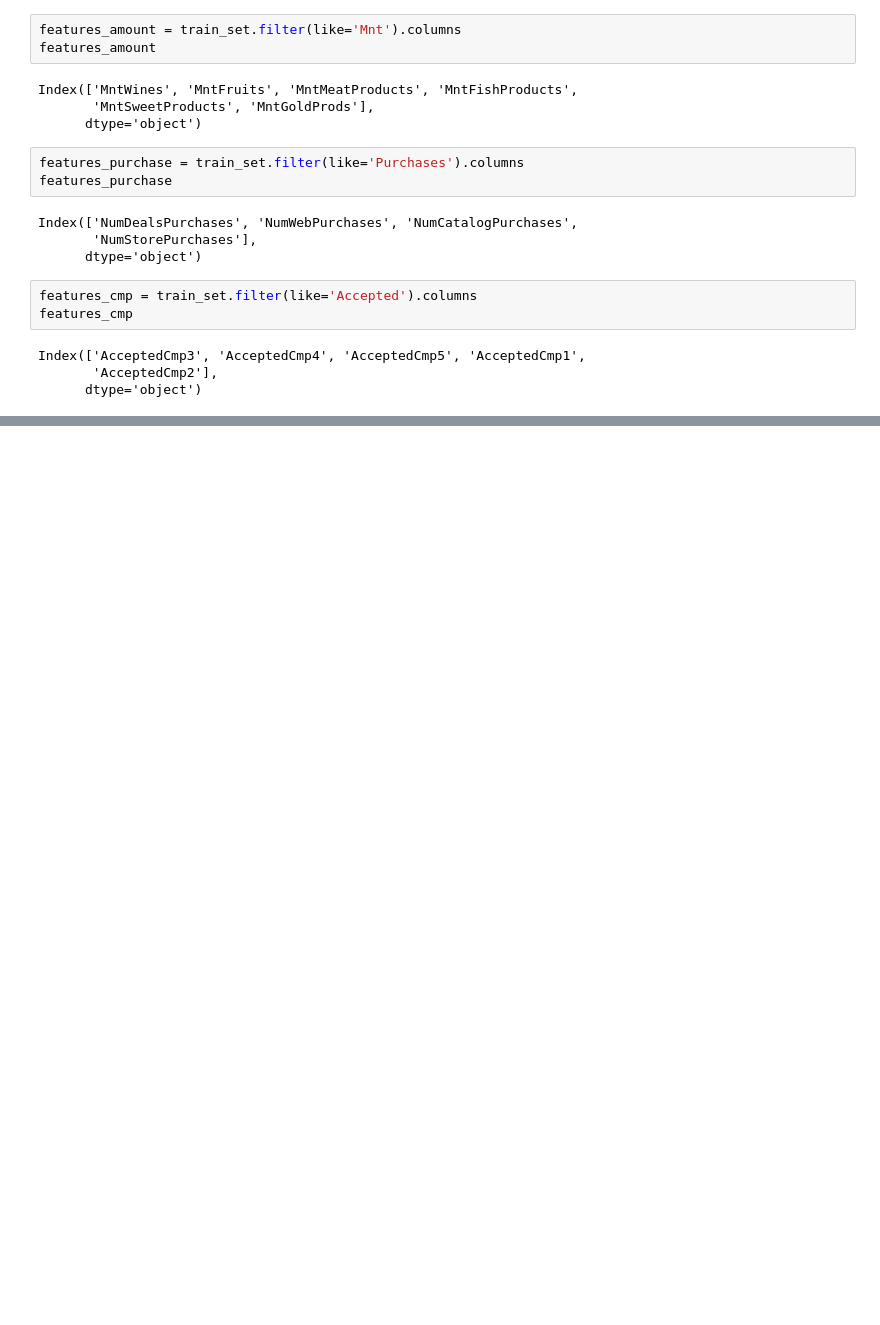
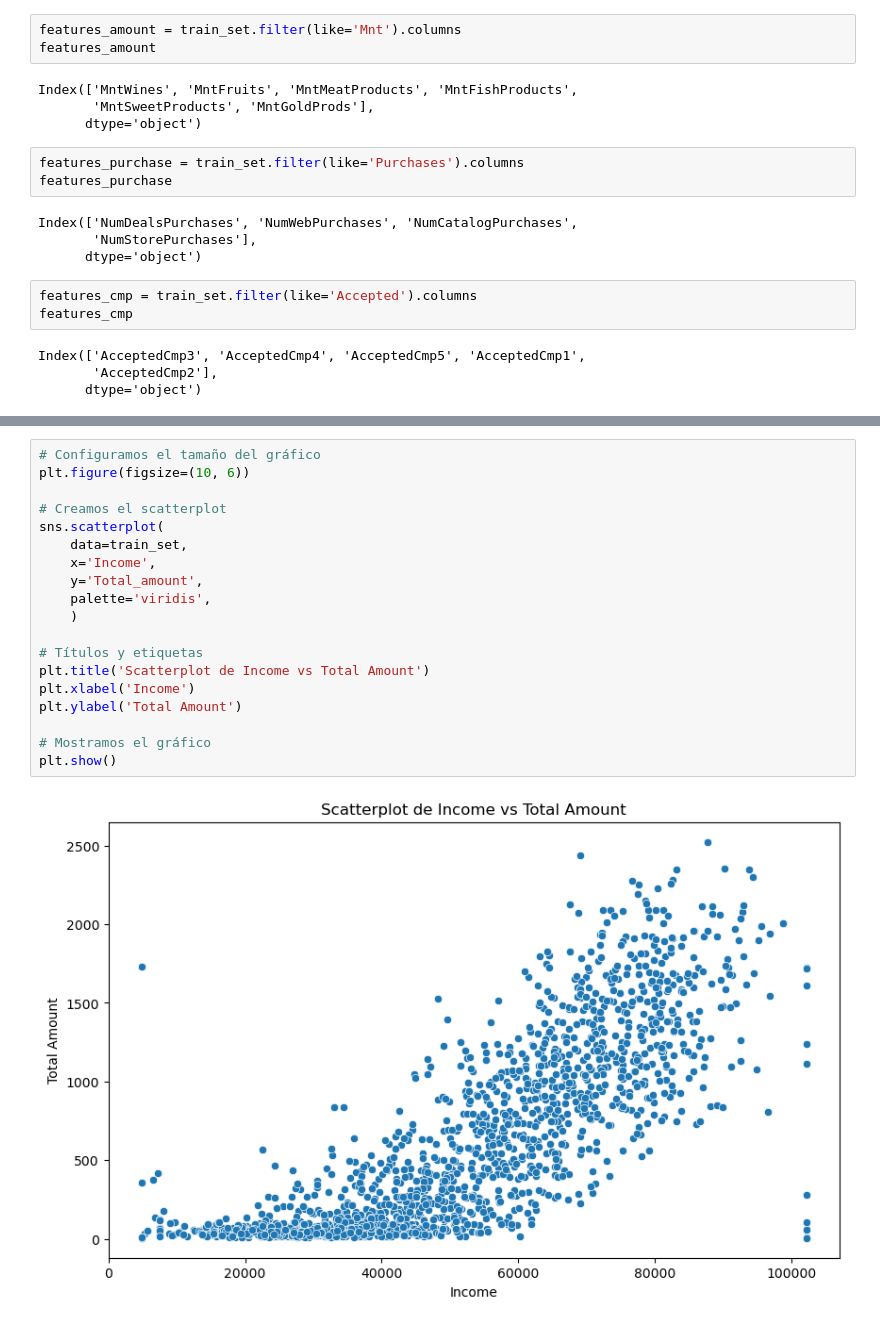
Before and after one commit to ANG112/Project_Break_ML, a Jupyter notebook: 03_EDA_train.ipynb, the cells around one changed output, grey strips where cells are left out. Saved outputs shown, nothing was run; the diff lists cells and outputs as text; blank space fills up the shorter version.

```diff
--- a/03_EDA_train.ipynb
+++ b/03_EDA_train.ipynb
@@ -566,0 +568,21 @@ train_set.groupby(['Marital_Status'])[['Income', 'age','Total_amount','Total_pur
+# %%
+# Configuramos el tamaño del gráfico
+plt.figure(figsize=(10, 6))
+
+# Creamos el scatterplot
+sns.scatterplot(
+    data=train_set,
+    x='Income',
+    y='Total_amount',
+    palette='viridis',
+    )
+
+# Títulos y etiquetas
+plt.title('Scatterplot de Income vs Total Amount')
+plt.xlabel('Income')
+plt.ylabel('Total Amount')
+
+# Mostramos el gráfico
+plt.show()
+# %% [output]
+[figure, added]
```
Also changed, not shown: parts of 7 cells of this notebook, 6 other files.
